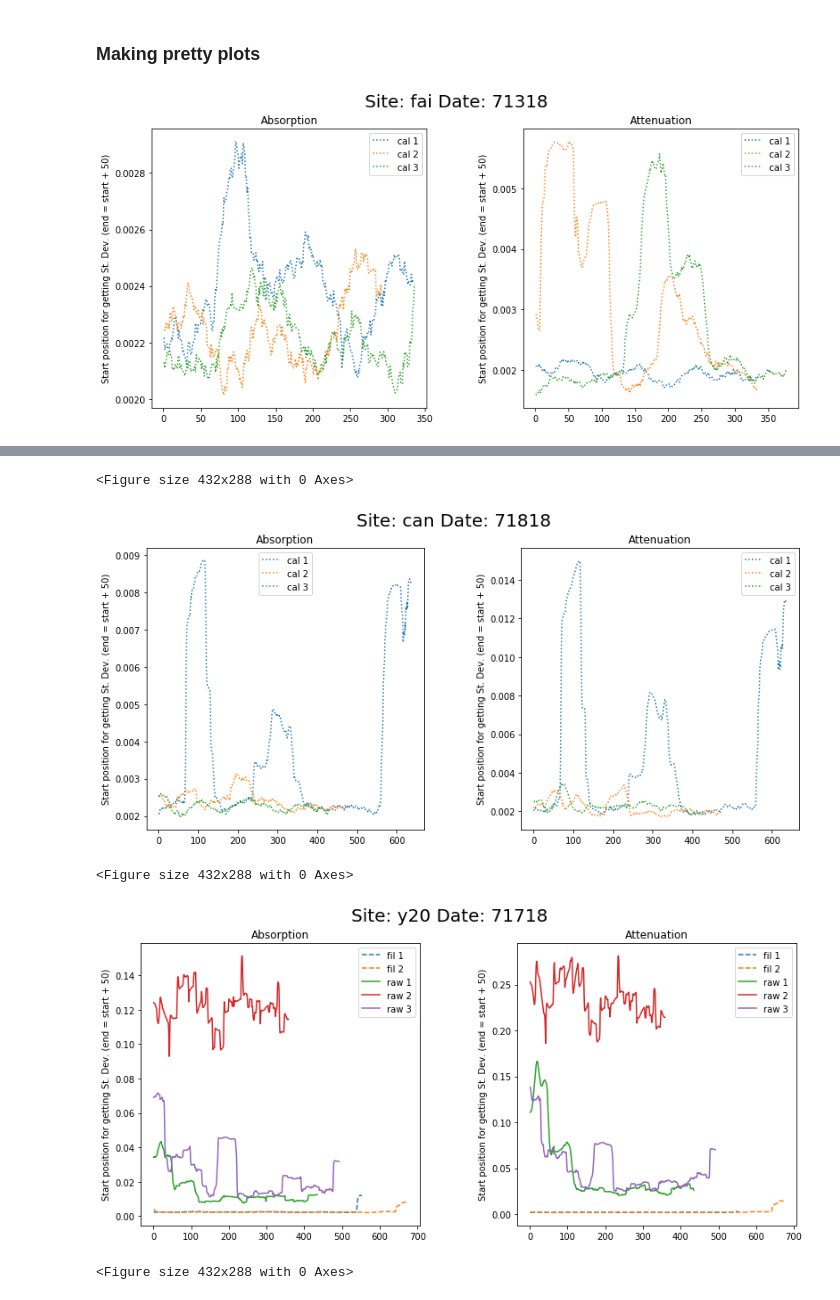
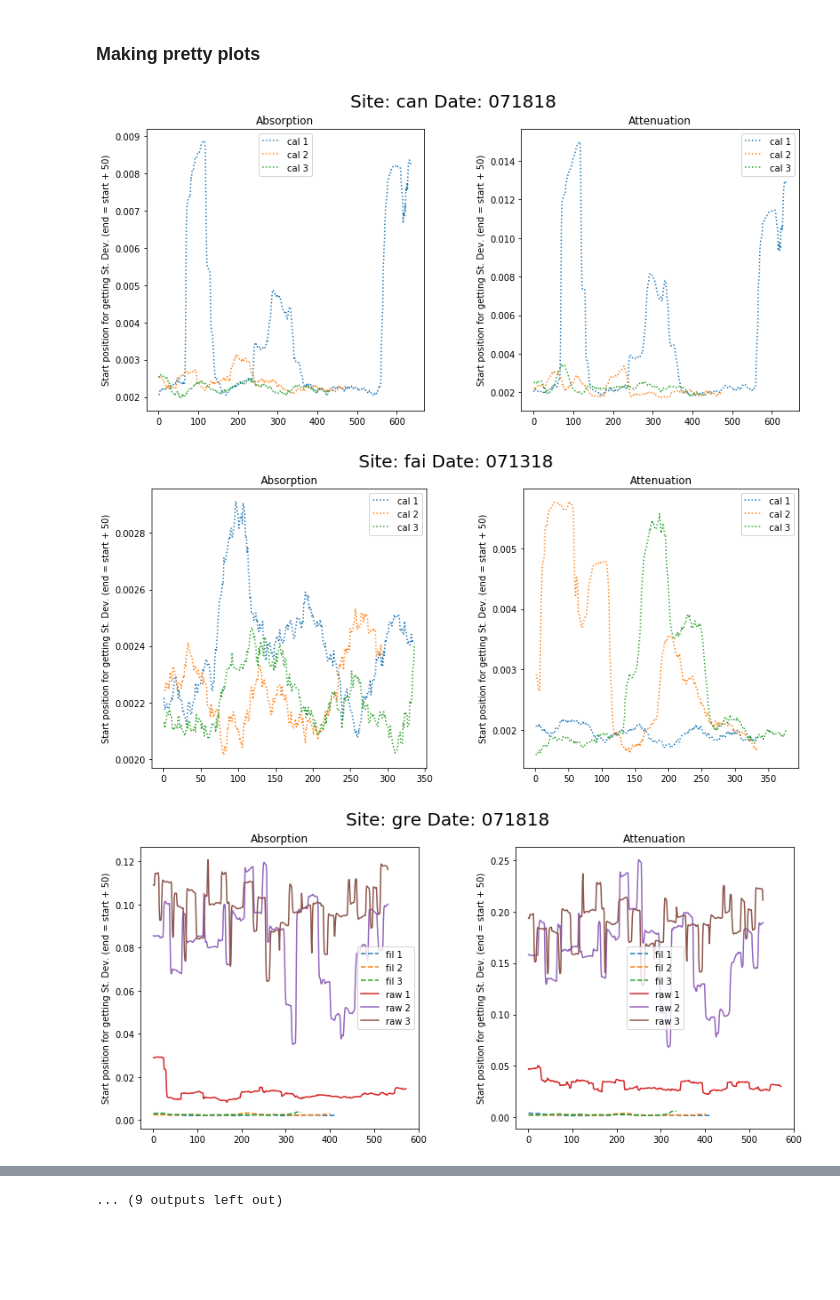
Before and after one commit to catherinekuhn/FreshwatersOpticsToolkit, a Jupyter notebook: Code/Step1_ABOVE_AC9_summarize_raw_files.ipynb, the cells around one changed output, grey strips where cells are left out. Cells and saved outputs as stored; diff of their text form; code cells hidden in the pictures; blank space fills up the shorter version.

```diff
--- a/Code/Step1_ABOVE_AC9_summarize_raw_files.ipynb
+++ b/Code/Step1_ABOVE_AC9_summarize_raw_files.ipynb
@@ -151,7 +154,7 @@ df2.to_csv(metadata_updated_filepath, sep='\t',index=False)
 #### Use the columns in the upper part of the document for the wavelengths. Just to organize your main dataframe.
 # %%
 # iterate through the raw files
-metadata = pd.read_csv(metadata_updated_filepath, skiprows=0, delimiter= '\t')
+metadata = pd.read_csv(metadata_updated_filepath, dtype={'Date': object}, skiprows=0, delimiter= '\t')
 cleaned_raw_file_path = []
 averaged_file_path = []
 conf = []
@@ -257,6 +260,8 @@ for file_path in metadata['Raw_File_Path']:
         output_df = pd.DataFrame([wl_c_sorted, c_mean, c_std, c_median, c_var, c_IQR]).swapaxes(0,1)
         output_df.columns = ('wl', 'c_mean', 'c_std', 'c_median', 'c_var','c_IQR')
         output_df.to_csv(outputdir, sep='\t',index=False)
+
+metadata = pd.read_csv(metadata_updated_filepath, skiprows=0, dtype={'Date': object}, delimiter= '\t')
 metadata['Cleaned_raw_file_path'] = cleaned_raw_file_path
 metadata['Averaged_file_path'] = averaged_file_path
 metadata['Conf'] = [max(i) for i in conf]
@@ -271,7 +276,7 @@ window_size = 50
 # %% [markdown]
 #### Read in metadata
 # %%
-metadata = pd.read_csv(metadata_updated_filepath, skiprows=0, delimiter= '\t')
+metadata = pd.read_csv(metadata_updated_filepath, skiprows=0, dtype={'Date': object}, delimiter= '\t')
 # %% [markdown]
 #### Function to generate standard deviations for cleaned raw data - takes rolling standard deviation using a user-specified window size for each wavelength, then averages the standard deviations to get a mean standard deviation. Returns a dataframe.
 # %%
@@ -329,22 +334,23 @@ for index, row in metadata.iterrows():
 # %%
 sample_types = {'fil':"Filtered",'raw':'Unfiltered (Raw)','cal':"Calibration"}
 abs_types = {'a':'Absorption','c':'Attenuation'}
 types_list = ['a','c']
 
 for i in file_dict:
     Site_all, Date_all = i.split('_')
     plt.subplots(1, 2, figsize=(12, 5.5))
     count = 0
     for j in types_list:
         count += 1
         plt.subplot(1, 2, count)
         my_plot = plotting_rolling_avg(file_dict[i][j], title=abs_types[j], window = window_size)
         #dict_of_sampleids_and_plots[sampleid] = my_plot
     plt.subplots_adjust(top=0.88, bottom=0.08, left=0.10, right=0.95, hspace=0.25,
                     wspace=0.35)
-    my_suptitle = 'Site: '+Site_all+' '+'Date: '+Date_all
-    my_plot.suptitle(my_suptitle, fontsize=20)
+    my_plot.suptitle('Site: '+Site_all+' '+'Date: '+Date_all, fontsize=20)
+    my_plot.savefig('../Figures/Check_raw_stds/'+Site_all+'_'+Date_all+'.png', bbox_inches='tight')
     my_plot.show()
-    my_plot.savefig('../Figures/Check_raw_stds/'+my_suptitle+'.png', bbox_inches='tight')
 # %% [output]
-[figure, old version]
+[figure, new version]
+[figure, new version]
+[figure, new version]
@@ -351,5 +366 @@ for i in file_dict:
-<Figure size 432x288 with 0 Axes>
+... (9 outputs left out)
-[figure, old version]
-<Figure size 432x288 with 0 Axes>
-[figure, old version]
-<Figure size 432x288 with 0 Axes>
```
Also changed, not shown: parts of 5 cells of this notebook, 24 other files.
